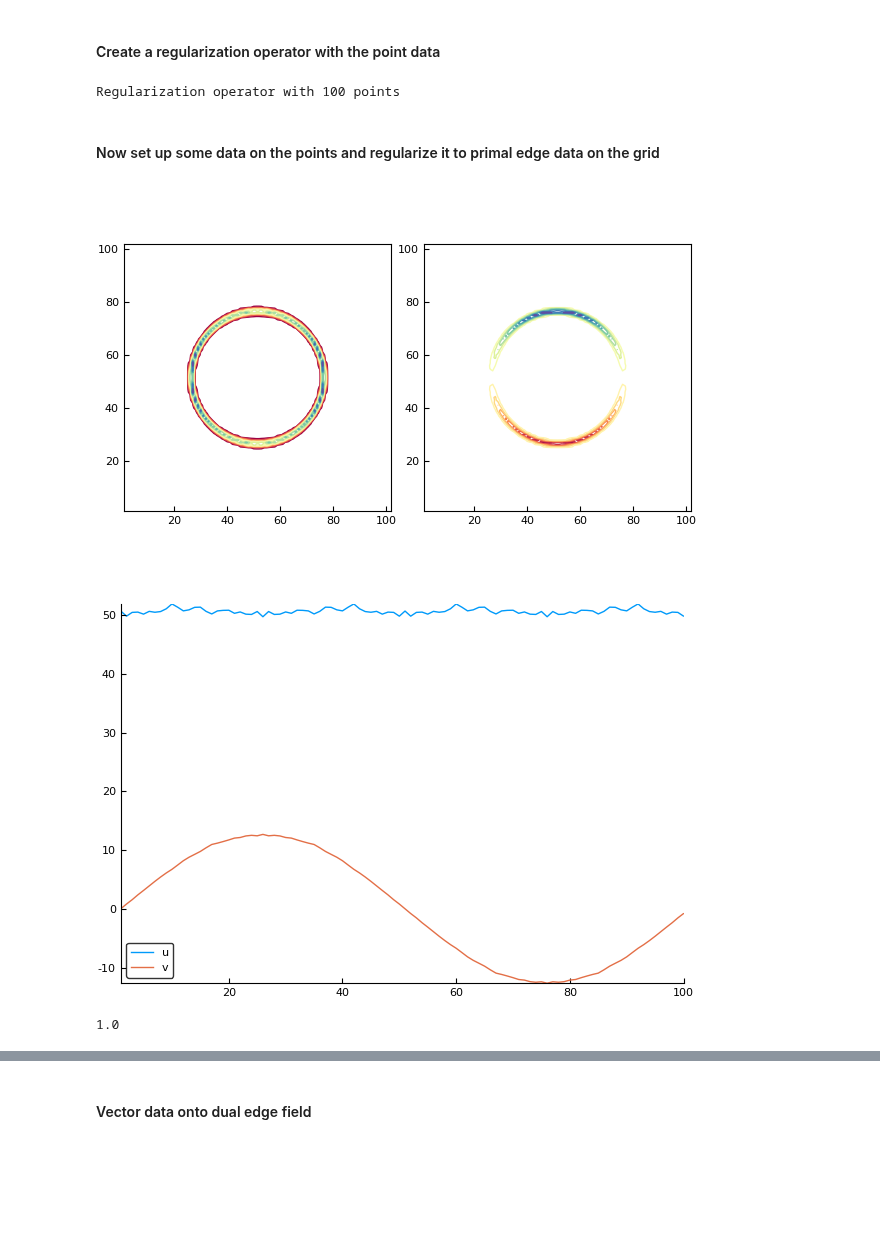
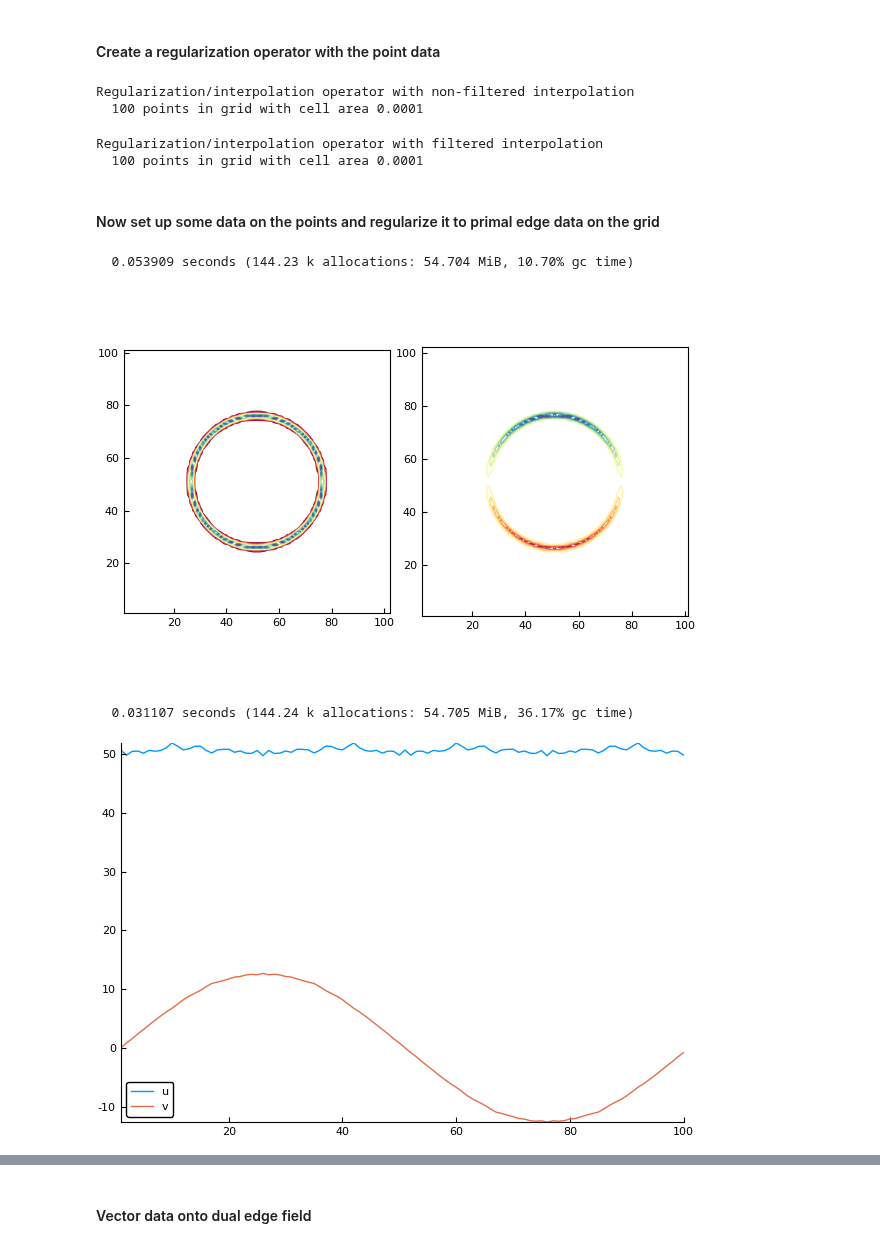
Before and after one commit to JuliaIBPM/ViscousFlow.jl, a Jupyter notebook: examples/Testing the LGF.ipynb, the cells around one changed output, grey strips where cells are left out. Saved outputs shown, nothing was run; the diff lists cells and outputs as text; code cells hidden in the pictures; blank space fills up the shorter version.

Commit message:
Fixed up some things in regularization/interpolation. Added a filtering version of interpolation. Still testing

```diff
--- a/examples/Testing the LGF.ipynb
+++ b/examples/Testing the LGF.ipynb
@@ -56,29 +50,35 @@ p = Edges(Dual,w);
 # %% [markdown]
 #### Create a regularization operator with the point data
 # %%
-H = Regularize(X,dx)
+H = Regularize(X,dx;weights=ds)
 # %% [output]
-Regularization operator with 100 points
+Regularization/interpolation operator with non-filtered interpolation
+  100 points in grid with cell area 0.0001
+# %%
+H̃ = Regularize(X,dx;weights=ds,filter=true)
+# %% [output]
+Regularization/interpolation operator with filtered interpolation
+  100 points in grid with cell area 0.0001
 # %% [markdown]
 #### Now set up some data on the points and regularize it to primal edge data on the grid
 # %%
 f = VectorData(X)
 fill!(f.u,1.0);
 f.v .= X.v.-0.5;
+# %%
+@time H(q,f);
+# %% [output]
+  0.053909 seconds (144.23 k allocations: 54.704 MiB, 10.70% gc time)
 # %%
-H(q,f,ds);
+H(q,f);
 plot(q)
 # %% [output]
-[figure, old version]
+[figure, new version]
 # %%
 f2 = VectorData(X);
-H(f2,q);
+@time H(f2,q);
 plot(f2.u,lab="u")
 plot!(f2.v,lab="v")
 # %% [output]
+  0.031107 seconds (144.24 k allocations: 54.705 MiB, 36.17% gc time)
 [figure]
-# %%
-f = VectorData(X)
-f.u[40] = 1.0
-# %% [output]
-1.0
```
Also changed, not shown: parts of 22 cells of this notebook, 3 other files.
